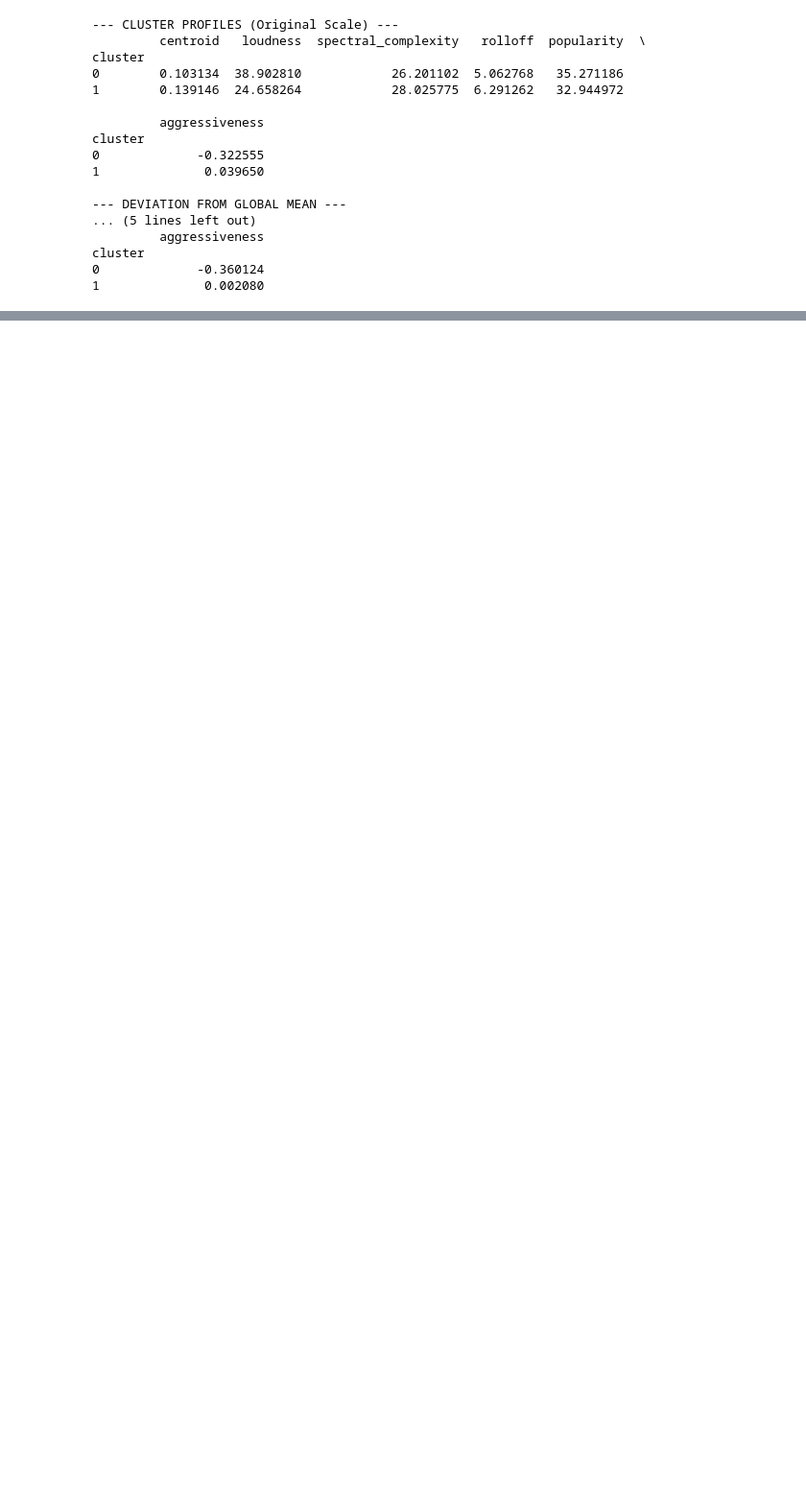
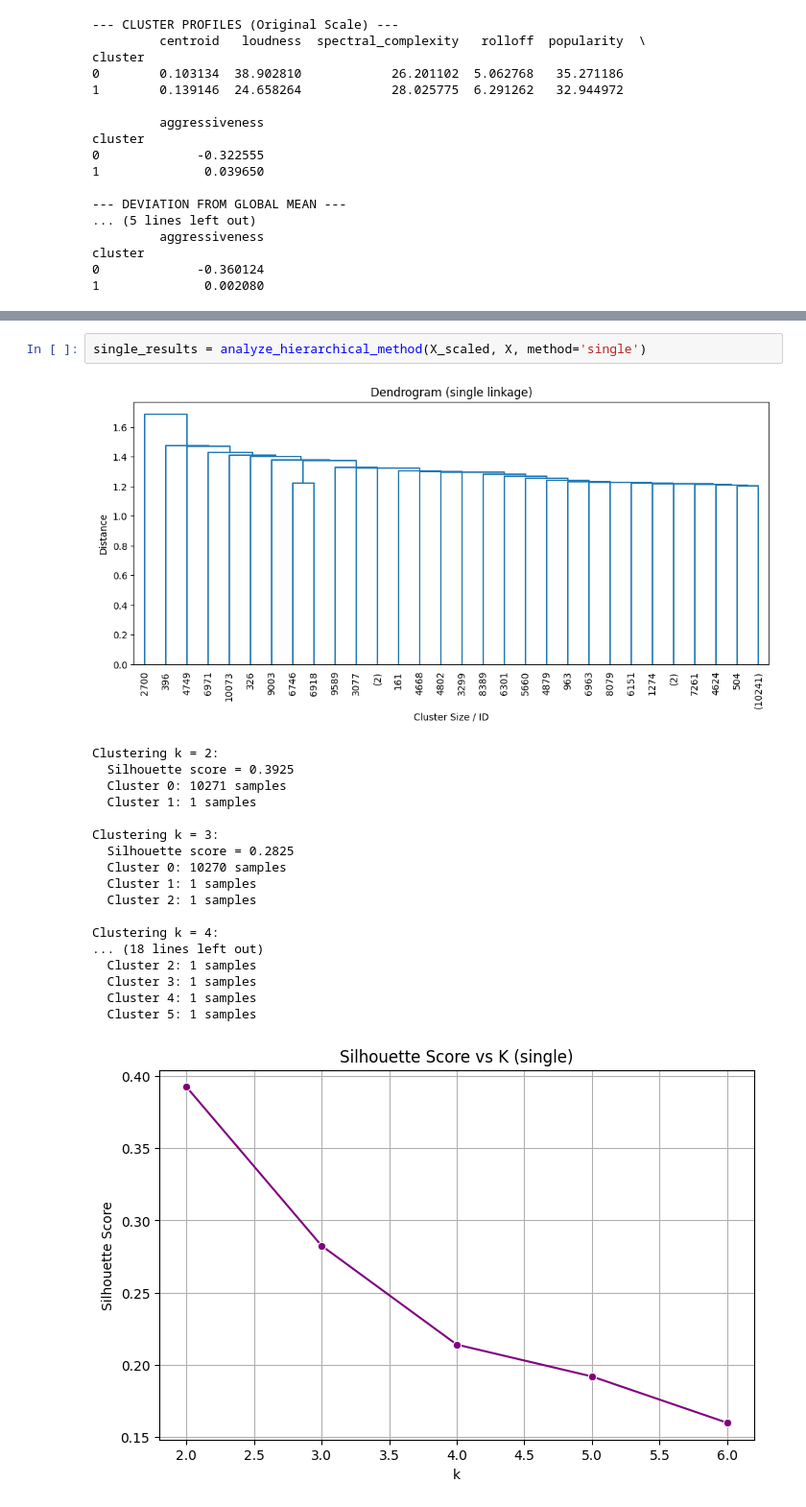
Before and after one commit to abderrahmane-salmi/UNIPI-Data-Mining-Project, a Jupyter notebook: task2/hierarchical copy.ipynb, the cells around one changed output, grey strips where cells are left out. Shown at 96% size. Saved outputs shown, nothing was run; the diff lists cells and outputs as text; blank space fills up the shorter version.

```diff
--- a/task2/hierarchical copy.ipynb
+++ b/task2/hierarchical copy.ipynb
@@ -418,0 +473,22 @@ cluster
+# %%
+single_results = analyze_hierarchical_method(X_scaled, X, method='single')
+# %% [output]
+[figure, added]
+Clustering k = 2:
+  Silhouette score = 0.3925
+  Cluster 0: 10271 samples
+  Cluster 1: 1 samples
+
+Clustering k = 3:
+  Silhouette score = 0.2825
+  Cluster 0: 10270 samples
+  Cluster 1: 1 samples
+  Cluster 2: 1 samples
+
+Clustering k = 4:
+... (18 lines left out)
+  Cluster 2: 1 samples
+  Cluster 3: 1 samples
+  Cluster 4: 1 samples
+  Cluster 5: 1 samples
+[figure, added]
```
Also changed, not shown: parts of 10 cells of this notebook.
